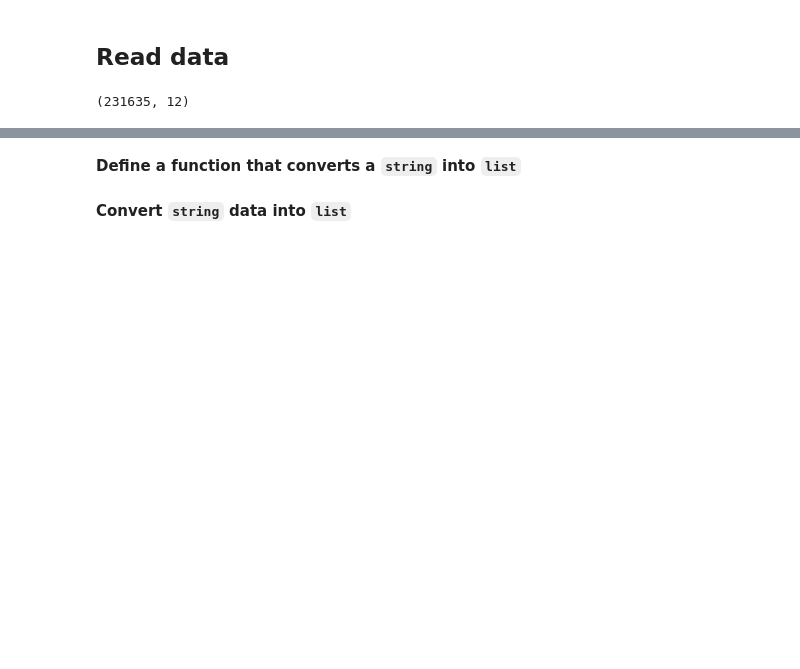
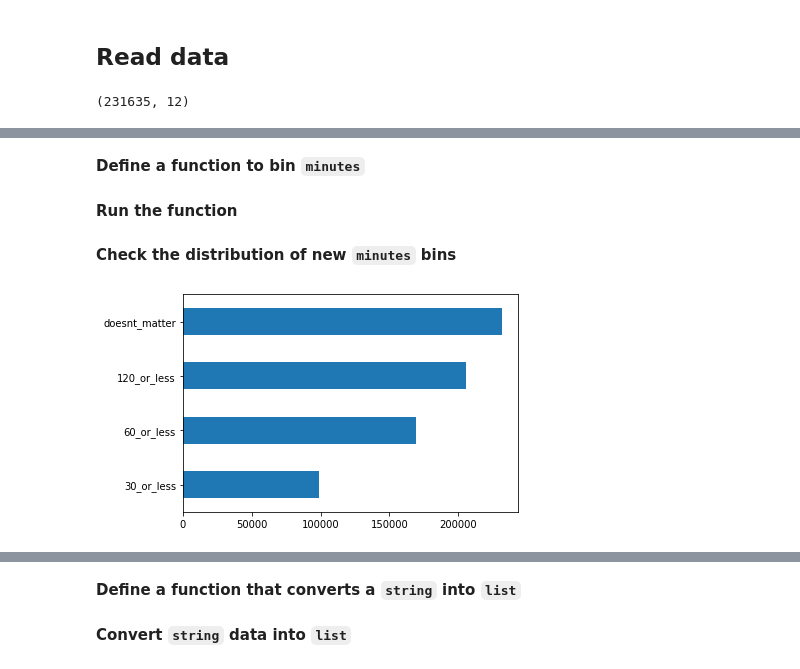
Before and after one commit to dinabahar/capstone-project, a Jupyter notebook: code/2.feature engineering.ipynb, the cells around one changed output, grey strips where cells are left out. Drawn from its saved outputs; the diff is of its cells as text; code cells hidden in the pictures; blank space fills up the shorter version.

```diff
--- a/code/2.feature engineering.ipynb
+++ b/code/2.feature engineering.ipynb
@@ -35,0 +52,2 @@ Change `tags`, `nutrition`, and `ingredients` columns to lists
+# %% [markdown]
+**Define a function to bin `minutes`**
@@ -35,0 +68,2 @@ Change `tags`, `nutrition`, and `ingredients` columns to lists
+# %% [markdown]
+**Run the function**
@@ -35,0 +79,6 @@ Change `tags`, `nutrition`, and `ingredients` columns to lists
+# %% [markdown]
+**Check the distribution of new `minutes` bins**
+# %%
+df[['30_or_less', '60_or_less', '120_or_less','doesnt_matter']].sum().sort_values().plot(kind='barh');
+# %% [output]
+[figure, added]
```
Also changed, not shown: parts of 59 cells of this notebook, 1 other file.
